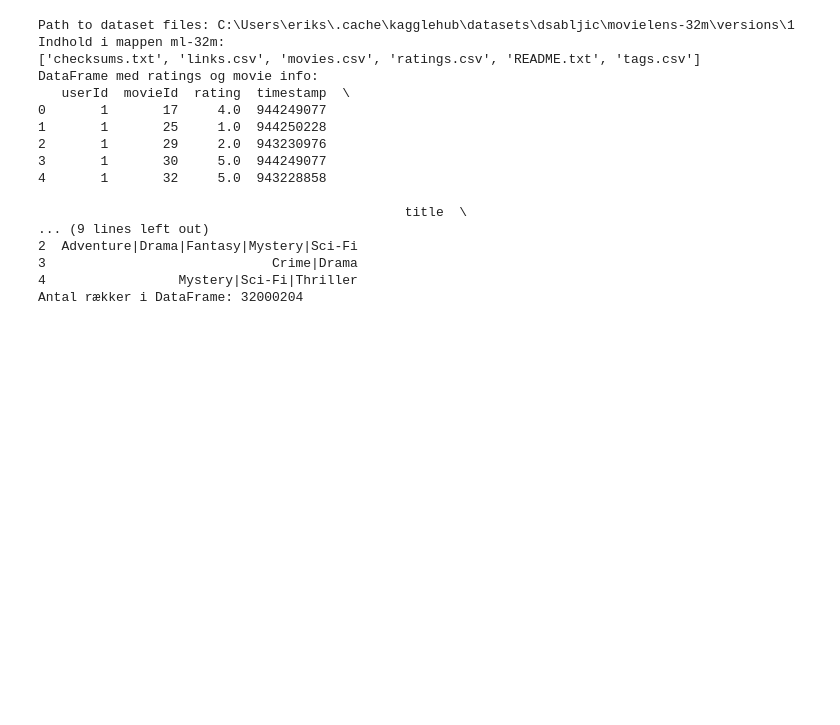
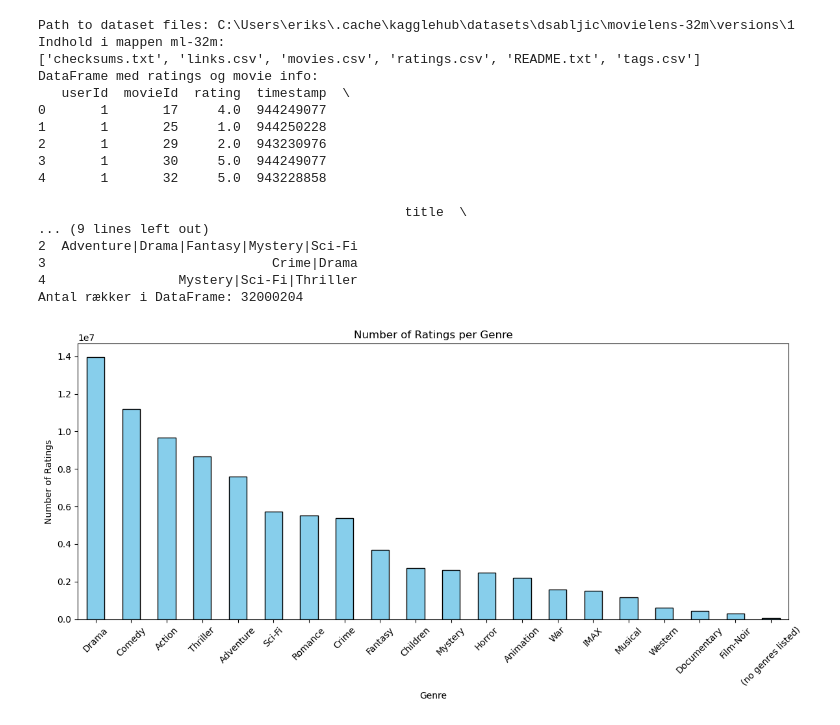
Before and after one commit to JonasGjorupEriksen/SWMAL_Group1, a Jupyter notebook: final_project/data_test.ipynb, the cells around one changed output. Cells and saved outputs as stored; diff of their text form; code cells hidden in the pictures; blank space fills up the shorter version.

Commit message:
movie recommender done

```diff
--- a/final_project/data_test.ipynb
+++ b/final_project/data_test.ipynb
@@ -68,3 +68,30 @@ DataFrame med ratings og movie info:
 3                             Crime|Drama
 4                 Mystery|Sci-Fi|Thriller
 Antal rækker i DataFrame: 32000204
+# %%
+import matplotlib.pyplot as plt
+# Load the data
+# ratings = pd.read_csv('ratings.csv')
+# movies = pd.read_csv('movies.csv')
+
+# Merge ratings with movies to get genres
+ratings_with_genres = pd.merge(df_ratings, df_movies, on='movieId')
+
+# Split genres (which are pipe-separated) and explode into individual rows
+ratings_with_genres['genres'] = ratings_with_genres['genres'].str.split('|')
+ratings_exploded = ratings_with_genres.explode('genres')
+
+# Count ratings per genre
+genre_counts = ratings_exploded['genres'].value_counts().sort_values(ascending=False)
+
+# Plot as a bar chart
+plt.figure(figsize=(12, 6))
+genre_counts.plot(kind='bar', color='skyblue', edgecolor='black')
+plt.title('Number of Ratings per Genre')
+plt.xlabel('Genre')
+plt.ylabel('Number of Ratings')
+plt.xticks(rotation=45)
+plt.tight_layout()
+plt.show()
+# %% [output]
+[figure, added]
```
Also changed, not shown: parts of 8 cells of this notebook.
